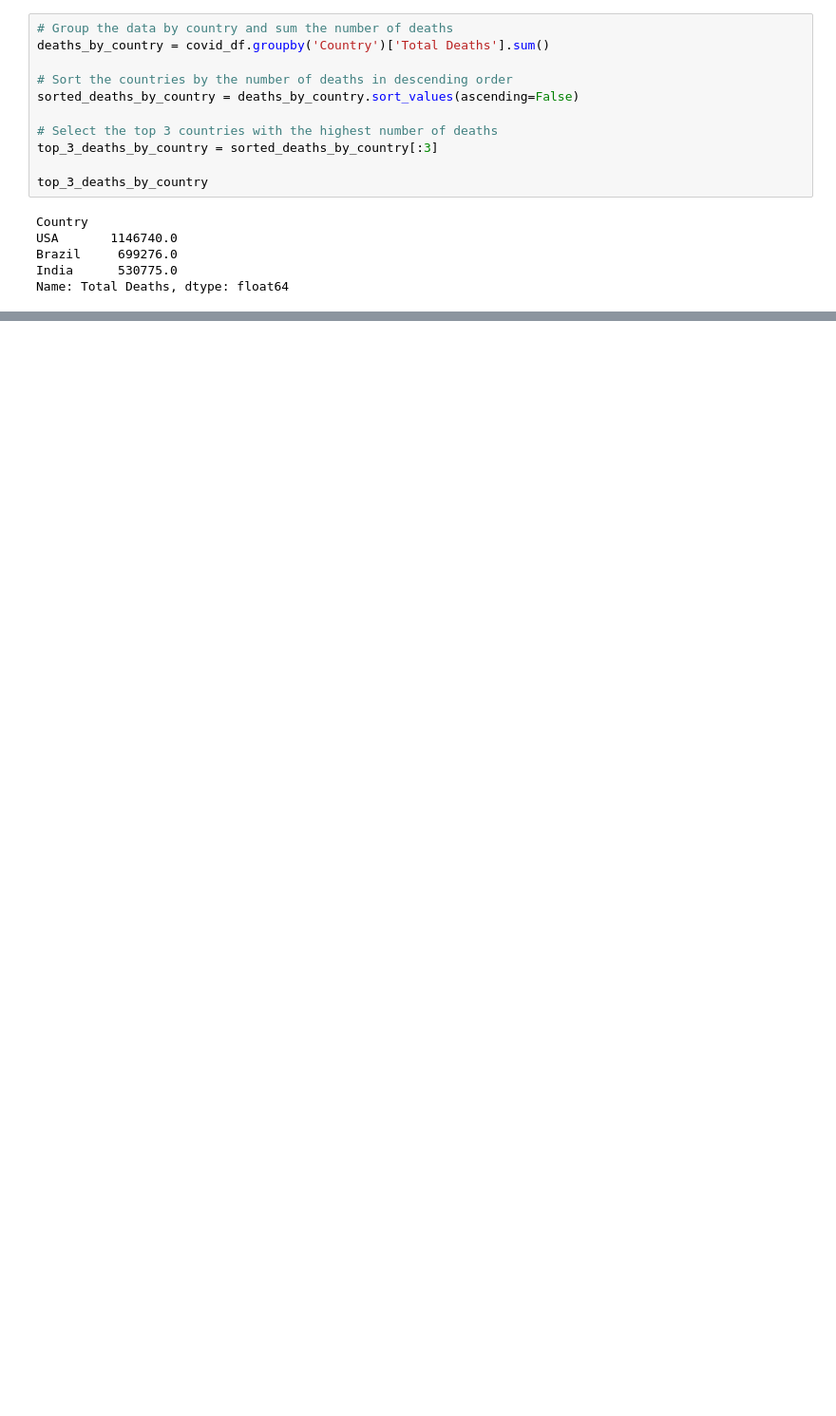
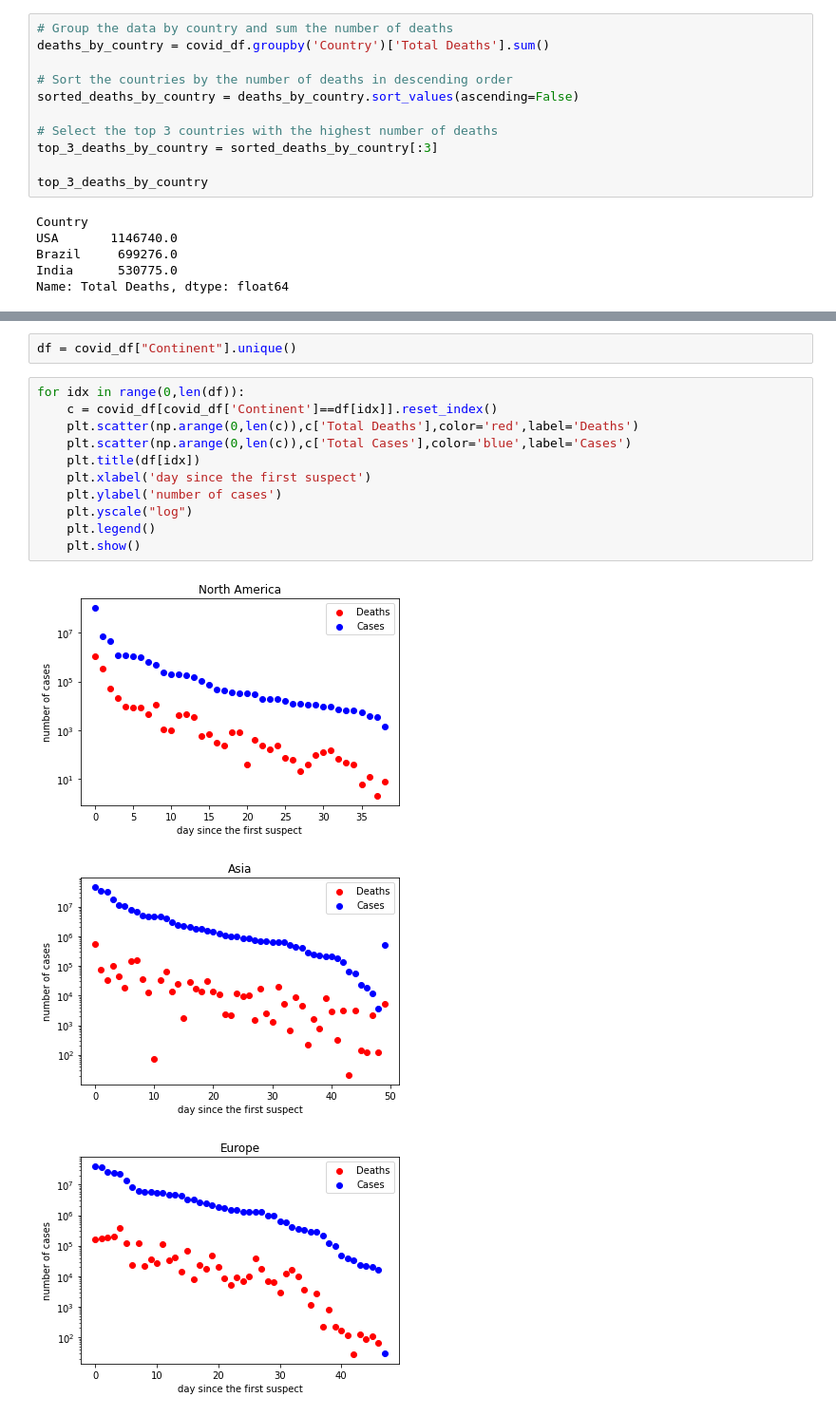
Before and after one commit to quytrungg/Group02_Lab01_CSC10108, a Jupyter notebook: data_analysis_visualize/BT_analysis.ipynb, the cells around one changed output, grey strips where cells are left out. Shown at 95% size. Cells and saved outputs as stored; diff of their text form; blank space fills up the shorter version.

```diff
--- a/data_analysis_visualize/BT_analysis.ipynb
+++ b/data_analysis_visualize/BT_analysis.ipynb
@@ -114,0 +116,17 @@ KeyError: 'Long'
+# %%
+df = covid_df["Continent"].unique()
+# %%
+for idx in range(0,len(df)):
+    c = covid_df[covid_df['Continent']==df[idx]].reset_index()
+    plt.scatter(np.arange(0,len(c)),c['Total Deaths'],color='red',label='Deaths')
+    plt.scatter(np.arange(0,len(c)),c['Total Cases'],color='blue',label='Cases')
+    plt.title(df[idx])
+    plt.xlabel('day since the first suspect')
+    plt.ylabel('number of cases')
+    plt.yscale("log")
+    plt.legend()
+    plt.show()
+# %% [output]
+[figure, added]
+[figure, added]
+[figure, added]
```
Also changed, not shown: parts of 14 cells of this notebook.
